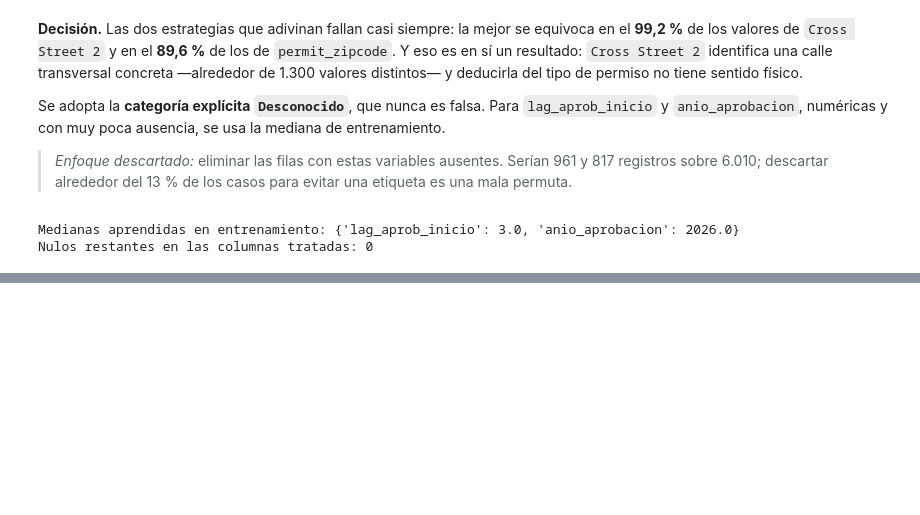
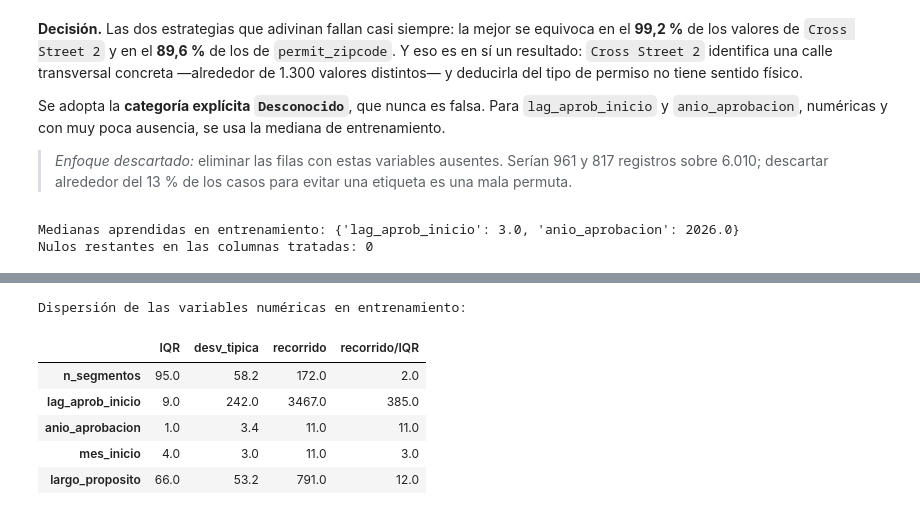
Before and after one commit to RJaramilloP/proyecto-grupo5-mcdi500, a Jupyter notebook: F2/F2_Prueba.ipynb, the cells around one changed output, grey strips where cells are left out. Saved outputs shown, nothing was run; the diff lists cells and outputs as text; code cells hidden in the pictures; blank space fills up the shorter version.

```diff
--- a/F2/F2_Prueba.ipynb
+++ b/F2/F2_Prueba.ipynb
@@ -915,0 +1107,58 @@ Nulos restantes en las columnas tratadas: 0
+# %%
+def escalar_caracteristicas(datos, columnas, escalador, ajustar_en=None):
+    """
+    Escala columnas numericas ajustando SOLO en la particion indicada.
+
+    Parametros
+    ----------
+    datos : pd.DataFrame
+        Conjunto completo.
+    columnas : list of str
+        Columnas numericas a escalar.
+    escalador : objeto con fit/transform
+        StandardScaler, MinMaxScaler o RobustScaler.
+    ajustar_en : pd.Series of bool | None
+        Mascara de la particion de ajuste. Si es None se ajusta con todo, lo que
+        constituye fuga y solo se acepta en demostraciones.
+
+    Retorna
+    -------
+    (pd.DataFrame, objeto)
+        Copia con las columnas escaladas y el escalador ya ajustado.
+
+    Lanza
+    -----
+    KeyError
+        Si alguna columna no existe.
+    """
+    faltan = set(columnas) - set(datos.columns)
+    if faltan:
+        raise KeyError(f"Columnas ausentes: {sorted(faltan)}")
+    base = datos.loc[ajustar_en, columnas] if ajustar_en is not None else datos[columnas]
+    escalador.fit(base)
+    d = datos.copy()
+    d[columnas] = escalador.transform(datos[columnas])
+    return d, escalador
+
+
+NUMERICAS = ["n_segmentos", "lag_aprob_inicio", "anio_aprobacion", "mes_inicio",
+             "largo_proposito"]
+BINARIAS = ["tiene_proposito"]        # indicador 0/1: escalarlo no aporta nada
+
+print("Dispersión de las variables numéricas en entrenamiento:")
+X_tr = df.loc[es_train, NUMERICAS]
+dispersion = pd.DataFrame({
+    "IQR": X_tr.quantile(.75) - X_tr.quantile(.25),
+    "desv_tipica": X_tr.std(),
+    "recorrido": X_tr.max() - X_tr.min(),
+}).round(1)
+dispersion["recorrido/IQR"] = (dispersion.recorrido / dispersion.IQR).round(0)
+dispersion
+# %% [output]
+Dispersión de las variables numéricas en entrenamiento:
+|  | IQR | desv_tipica | recorrido | recorrido/IQR |
+| n_segmentos | 95.0 | 58.2 | 172.0 | 2.0 |
+| lag_aprob_inicio | 9.0 | 242.0 | 3467.0 | 385.0 |
+| anio_aprobacion | 1.0 | 3.4 | 11.0 | 11.0 |
+| mes_inicio | 4.0 | 3.0 | 11.0 | 3.0 |
+| largo_proposito | 66.0 | 53.2 | 791.0 | 12.0 |
```
Also changed, not shown: parts of 16 cells of this notebook, 1 other file.
